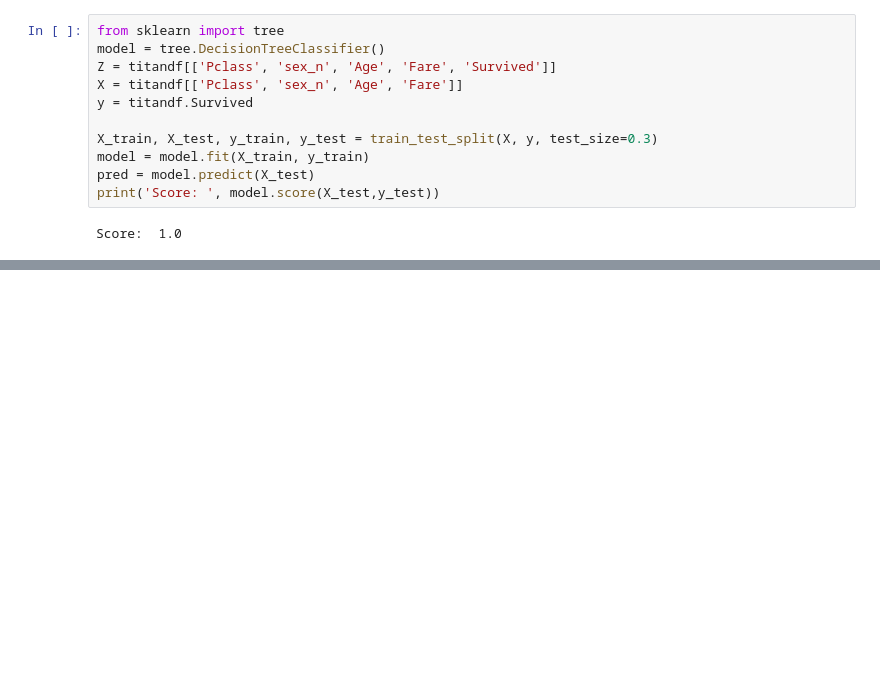
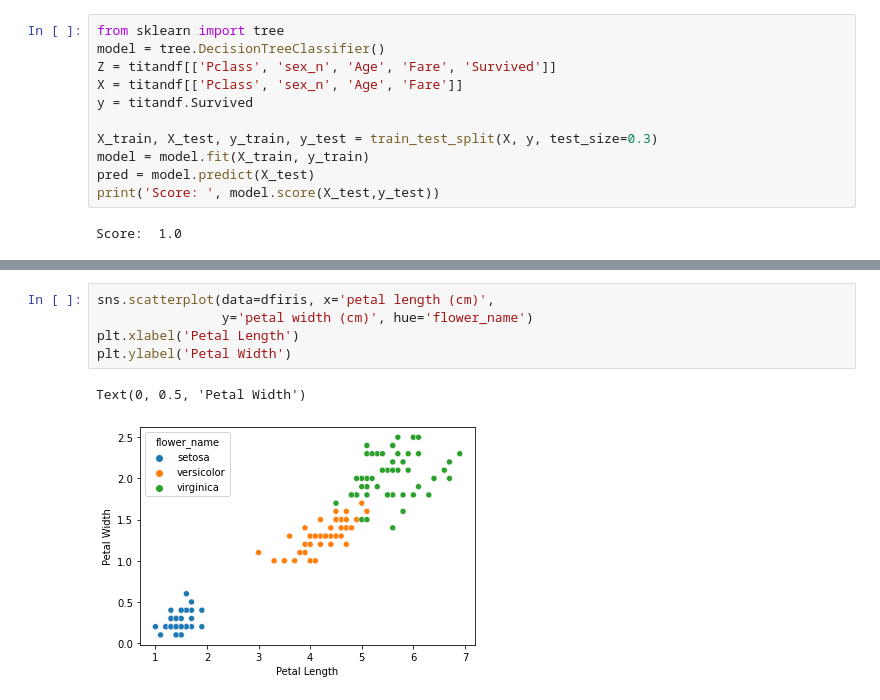
Before and after one commit to JatinderMalhi/machinelearning, a Jupyter notebook: machineLearning.ipynb, the cells around one changed output, grey strips where cells are left out. Saved outputs shown, nothing was run; the diff lists cells and outputs as text; blank space fills up the shorter version.

```diff
--- a/machineLearning.ipynb
+++ b/machineLearning.ipynb
@@ -570,0 +616,8 @@ Score:  1.0
+# %%
+sns.scatterplot(data=dfiris, x='petal length (cm)',
+                y='petal width (cm)', hue='flower_name')
+plt.xlabel('Petal Length')
+plt.ylabel('Petal Width')
+# %% [output]
+Text(0, 0.5, 'Petal Width')
+[figure, added]
```
Also changed, not shown: parts of 28 cells of this notebook, 1 other file.
